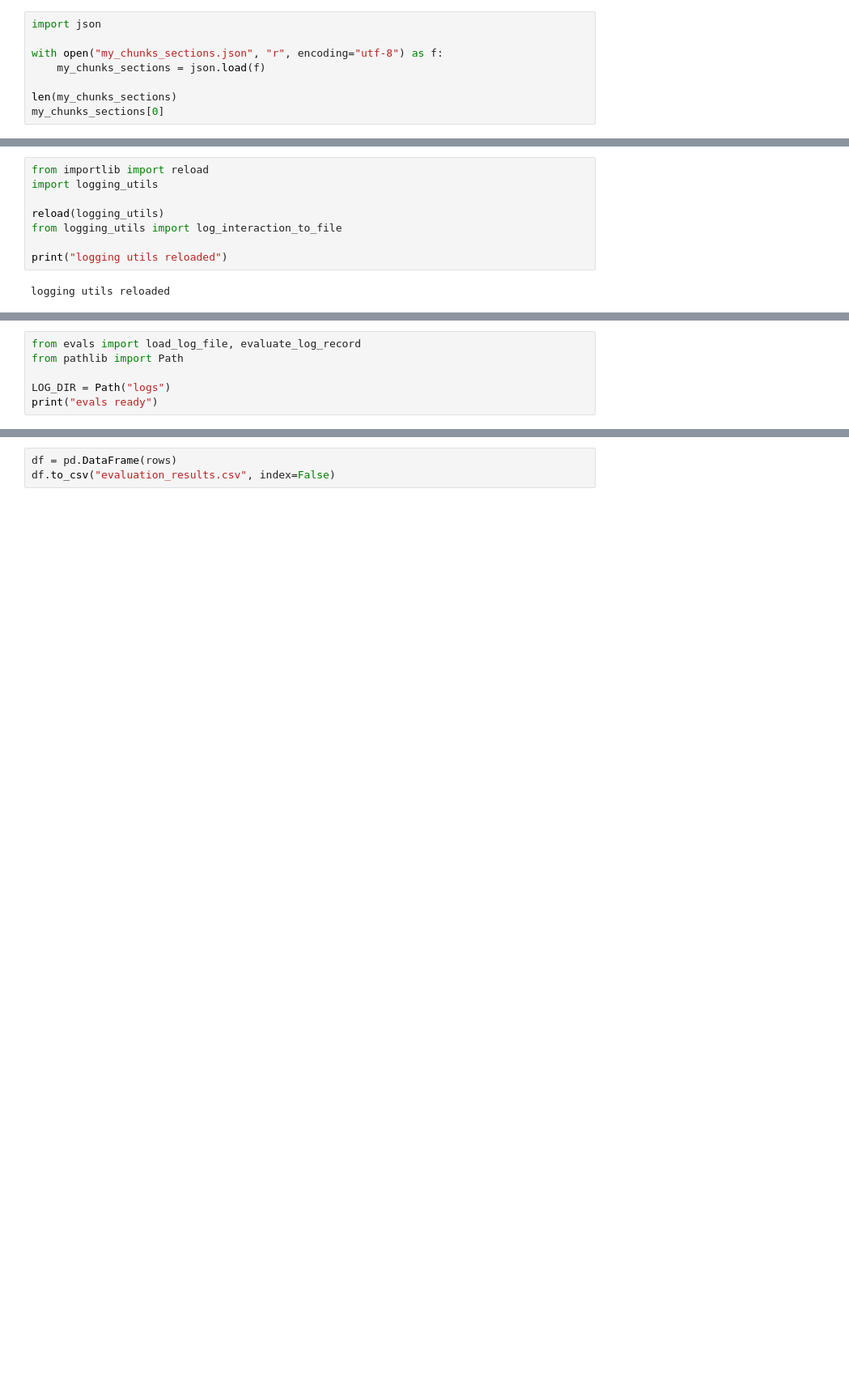
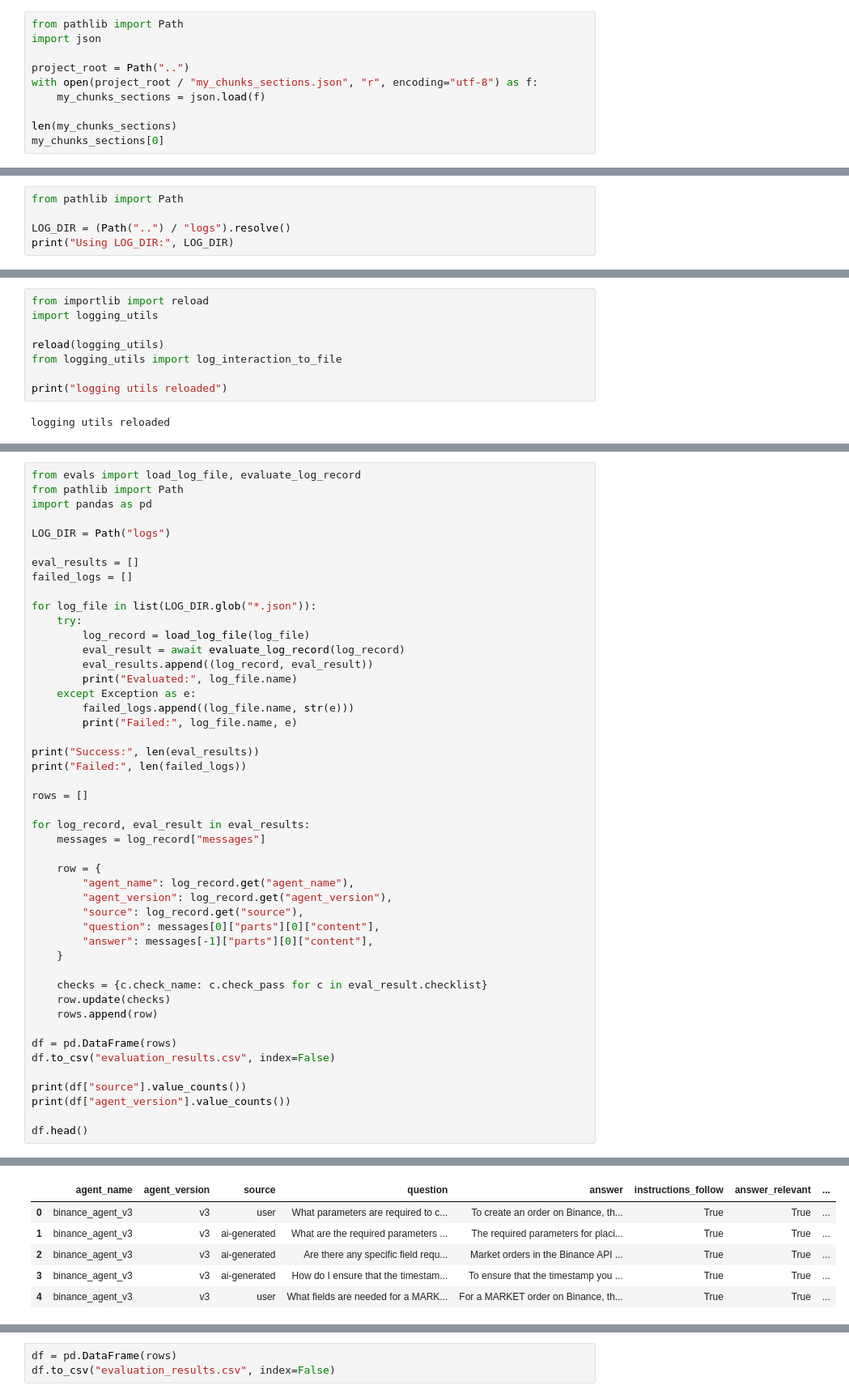
Before and after one commit to dexidkcph/buidling_AI_agents, a Jupyter notebook: notebooks/index.ipynb, the cells around one changed output, grey strips where cells are left out. Shown at 81% size. Cells and saved outputs as stored; diff of their text form; blank space fills up the shorter version.

```diff
--- a/notebooks/index.ipynb
+++ b/notebooks/index.ipynb
@@ -9,7 +31,9 @@ from typing import List, Any
 # %%
+from pathlib import Path
 import json
 
-with open("my_chunks_sections.json", "r", encoding="utf-8") as f:
+project_root = Path("..")
+with open(project_root / "my_chunks_sections.json", "r", encoding="utf-8") as f:
     my_chunks_sections = json.load(f)
 
 len(my_chunks_sections)
@@ -720,0 +843,5 @@ evals ready
+# %%
+from pathlib import Path
+
+LOG_DIR = (Path("..") / "logs").resolve()
+print("Using LOG_DIR:", LOG_DIR)
@@ -983,7 +1099,48 @@ Overwriting logging_utils.py
 # %%
 from evals import load_log_file, evaluate_log_record
 from pathlib import Path
+import pandas as pd
 
 LOG_DIR = Path("logs")
-print("evals ready")
+
+eval_results = []
+failed_logs = []
+
+for log_file in list(LOG_DIR.glob("*.json")):
+    try:
+        log_record = load_log_file(log_file)
+        eval_result = await evaluate_log_record(log_record)
+        eval_results.append((log_record, eval_result))
+        print("Evaluated:", log_file.name)
+    except Exception as e:
+        failed_logs.append((log_file.name, str(e)))
+        print("Failed:", log_file.name, e)
+
+print("Success:", len(eval_results))
+print("Failed:", len(failed_logs))
+
+rows = []
+
+for log_record, eval_result in eval_results:
+    messages = log_record["messages"]
+
+    row = {
+        "agent_name": log_record.get("agent_name"),
+        "agent_version": log_record.get("agent_version"),
+        "source": log_record.get("source"),
+        "question": messages[0]["parts"][0]["content"],
+        "answer": messages[-1]["parts"][0]["content"],
+    }
+
+    checks = {c.check_name: c.check_pass for c in eval_result.checklist}
+    row.update(checks)
+    rows.append(row)
+
+df = pd.DataFrame(rows)
+df.to_csv("evaluation_results.csv", index=False)
+
+print(df["source"].value_counts())
+print(df["agent_version"].value_counts())
+
+df.head()
 # %% [output]
@@ -991,2 +1164,8 @@ evals ready
+|  | agent_name | agent_version | source | question | answer | instructions_follow | answer_relevant | ... |
+| 0 | binance_agent_v3 | v3 | user | What parameters are required to c... | To create an order on Binance, th... | True | True | ... |
+| 1 | binance_agent_v3 | v3 | ai-generated | What are the required parameters ... | The required parameters for placi... | True | True | ... |
+| 2 | binance_agent_v3 | v3 | ai-generated | Are there any specific field requ... | Market orders in the Binance API ... | True | True | ... |
+| 3 | binance_agent_v3 | v3 | ai-generated | How do I ensure that the timestam... | To ensure that the timestamp you ... | True | True | ... |
+| 4 | binance_agent_v3 | v3 | user | What fields are needed for a MARK... | For a MARKET order on Binance, th... | True | True | ... |
 # %%
 log_files = list(LOG_DIR.glob("*.json"))
```
Also changed, not shown: parts of 78 cells of this notebook, 5 other files.
